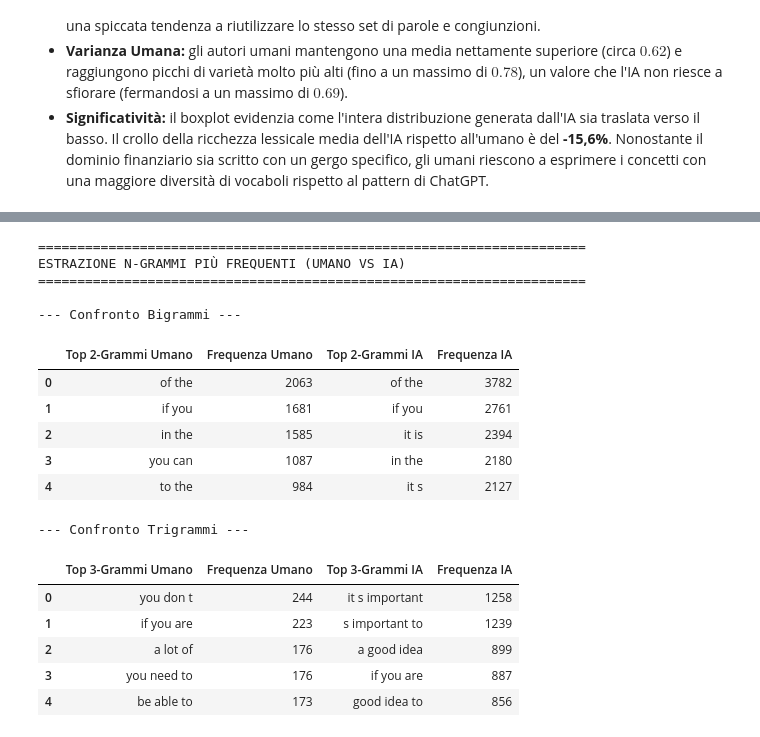
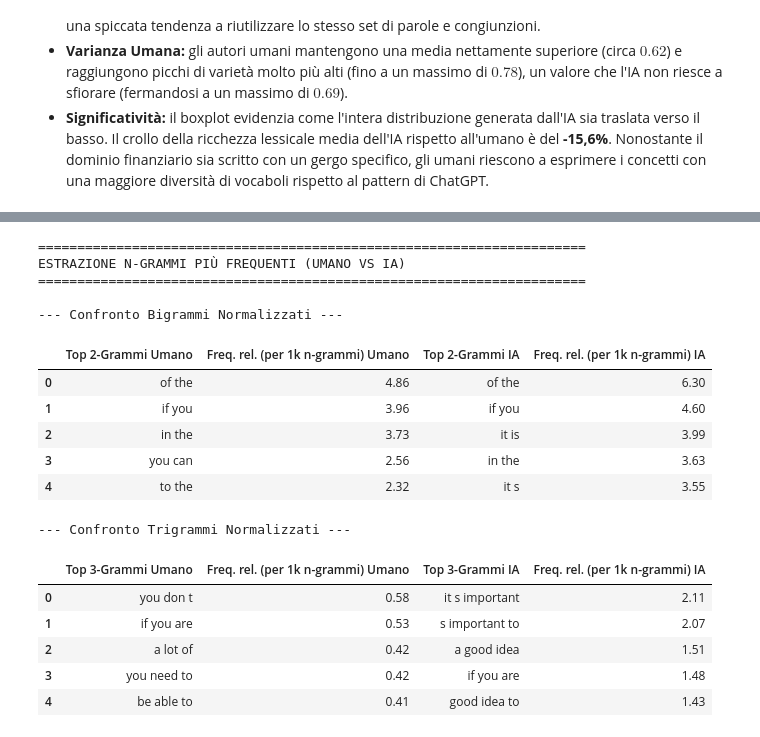
Before and after one commit to MarcoDeLuca21/project_work_nlp, a Jupyter notebook: notebook.ipynb, the cells around one changed output, grey strips where cells are left out. Saved outputs shown, nothing was run; the diff lists cells and outputs as text; code cells hidden in the pictures.

```diff
--- a/notebook.ipynb
+++ b/notebook.ipynb
@@ -891,50 +909,54 @@ ANALISI DISTINCT-N (MEDIA PER SINGOLA RISPOSTA)
 # %%
 print("=" * 70)
 print("ESTRAZIONE N-GRAMMI PIÙ FREQUENTI (UMANO VS IA)")
 print("=" * 70)
 
-def estrai_top_ngrams(texts, n=2, top_k=5):
-    # non rimuoviamo le stop words per catturare le formule sintattiche
-    vec = CountVectorizer(ngram_range=(n, n), stop_words=None, token_pattern=r'\b\w+\b').fit(texts)
+def estrai_top_ngrams_norm(texts, n=2, top_k=5):
+    vec = CountVectorizer(ngram_range=(n, n), stop_words=None, token_pattern=r"\b\w+\b").fit(texts)
     bag = vec.transform(texts)
     sum_words = bag.sum(axis=0)
-    words_freq = [(word, sum_words[0, idx]) for word, idx in vec.vocabulary_.items()]
+
+    total_ngrams = sum_words.sum()  # otale n-grammi nel corpus
+
+    # ormalizzazione per 1.000 n-grammi
+    words_freq = [(word, round((sum_words[0, idx] / total_ngrams) * 1000, 2)) for word, idx in vec.vocabulary_.items()]
     words_freq = sorted(words_freq, key=lambda x: x[1], reverse=True)
-    return pd.DataFrame(words_freq[:top_k], columns=[f"Top {n}-Grammi", "Frequenza"])
 
-# estrazione bigrammi e trigrammi
-df_bi_human = estrai_top_ngrams(testi_clean_human, n=2, top_k=5)
-df_bi_ai = estrai_top_ngrams(testi_clean_ai, n=2, top_k=5)
-df_bi_comp = pd.concat([df_bi_human.add_suffix(' Umano'), df_bi_ai.add_suffix(' IA')], axis=1)
+    return pd.DataFrame(words_freq[:top_k],columns=[f"Top {n}-Grammi", "Freq. rel. (per 1k n-grammi)"],)
 
-df_tri_human = estrai_top_ngrams(testi_clean_human, n=3, top_k=5)
-df_tri_ai = estrai_top_ngrams(testi_clean_ai, n=3, top_k=5)
-df_tri_comp = pd.concat([df_tri_human.add_suffix(' Umano'), df_tri_ai.add_suffix(' IA')], axis=1)
+# estrazione bigrammi e trigrammi normalizzati
+df_bi_human = estrai_top_ngrams_norm(testi_clean_human, n=2, top_k=5)
+df_bi_ai = estrai_top_ngrams_norm(testi_clean_ai, n=2, top_k=5)
+df_bi_comp = pd.concat([df_bi_human.add_suffix(" Umano"), df_bi_ai.add_suffix(" IA")], axis=1)
 
-print("\n--- Confronto Bigrammi ---")
+df_tri_human = estrai_top_ngrams_norm(testi_clean_human, n=3, top_k=5)
+df_tri_ai = estrai_top_ngrams_norm(testi_clean_ai, n=3, top_k=5)
+df_tri_comp = pd.concat([df_tri_human.add_suffix(" Umano"), df_tri_ai.add_suffix(" IA")], axis=1)
+
+print("\n--- Confronto Bigrammi Normalizzati ---")
 display(df_bi_comp)
 
-print("\n--- Confronto Trigrammi ---")
+print("\n--- Confronto Trigrammi Normalizzati ---")
 display(df_tri_comp)
 # %% [output]
 ======================================================================
 ESTRAZIONE N-GRAMMI PIÙ FREQUENTI (UMANO VS IA)
 ======================================================================
 
---- Confronto Bigrammi ---
+--- Confronto Bigrammi Normalizzati ---
-|  | Top 2-Grammi Umano | Frequenza Umano | Top 2-Grammi IA | Frequenza IA |
-| 0 | of the | 2063 | of the | 3782 |
-| 1 | if you | 1681 | if you | 2761 |
-| 2 | in the | 1585 | it is | 2394 |
-| 3 | you can | 1087 | in the | 2180 |
-| 4 | to the | 984 | it s | 2127 |
+|  | Top 2-Grammi Umano | Freq. rel. (per 1k n-grammi) Umano | Top 2-Grammi IA | Freq. rel. (per 1k n-grammi) IA |
+| 0 | of the | 4.86 | of the | 6.30 |
+| 1 | if you | 3.96 | if you | 4.60 |
+| 2 | in the | 3.73 | it is | 3.99 |
+| 3 | you can | 2.56 | in the | 3.63 |
+| 4 | to the | 2.32 | it s | 3.55 |
---- Confronto Trigrammi ---
+--- Confronto Trigrammi Normalizzati ---
-|  | Top 3-Grammi Umano | Frequenza Umano | Top 3-Grammi IA | Frequenza IA |
-| 0 | you don t | 244 | it s important | 1258 |
-| 1 | if you are | 223 | s important to | 1239 |
-| 2 | a lot of | 176 | a good idea | 899 |
-| 3 | you need to | 176 | if you are | 887 |
-| 4 | be able to | 173 | good idea to | 856 |
+|  | Top 3-Grammi Umano | Freq. rel. (per 1k n-grammi) Umano | Top 3-Grammi IA | Freq. rel. (per 1k n-grammi) IA |
+| 0 | you don t | 0.58 | it s important | 2.11 |
+| 1 | if you are | 0.53 | s important to | 2.07 |
+| 2 | a lot of | 0.42 | a good idea | 1.51 |
+| 3 | you need to | 0.42 | if you are | 1.48 |
+| 4 | be able to | 0.41 | good idea to | 1.43 |
 # %% [markdown]
 ### Interpretazione dei Risultati Distinct-N
 
```
Also changed, not shown: parts of 20 cells of this notebook.
